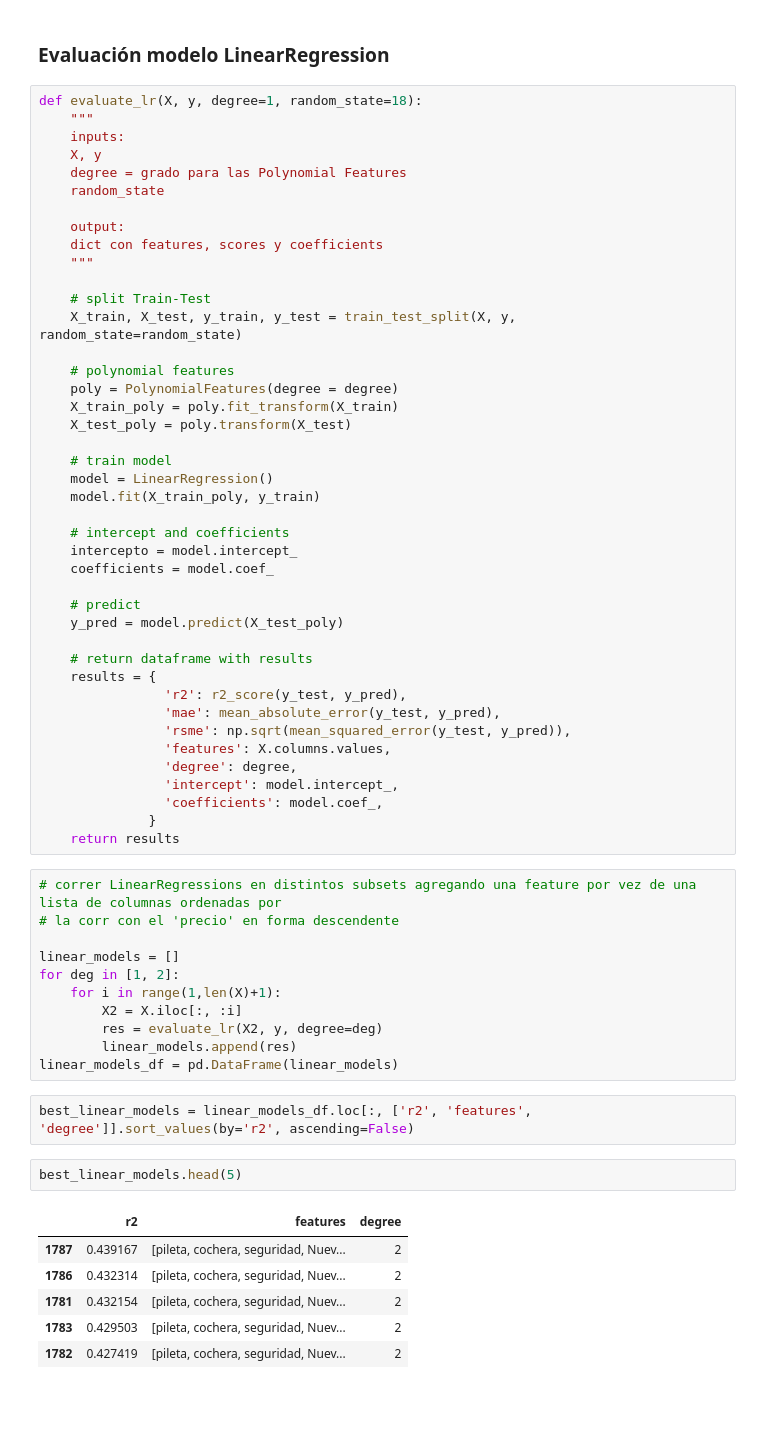
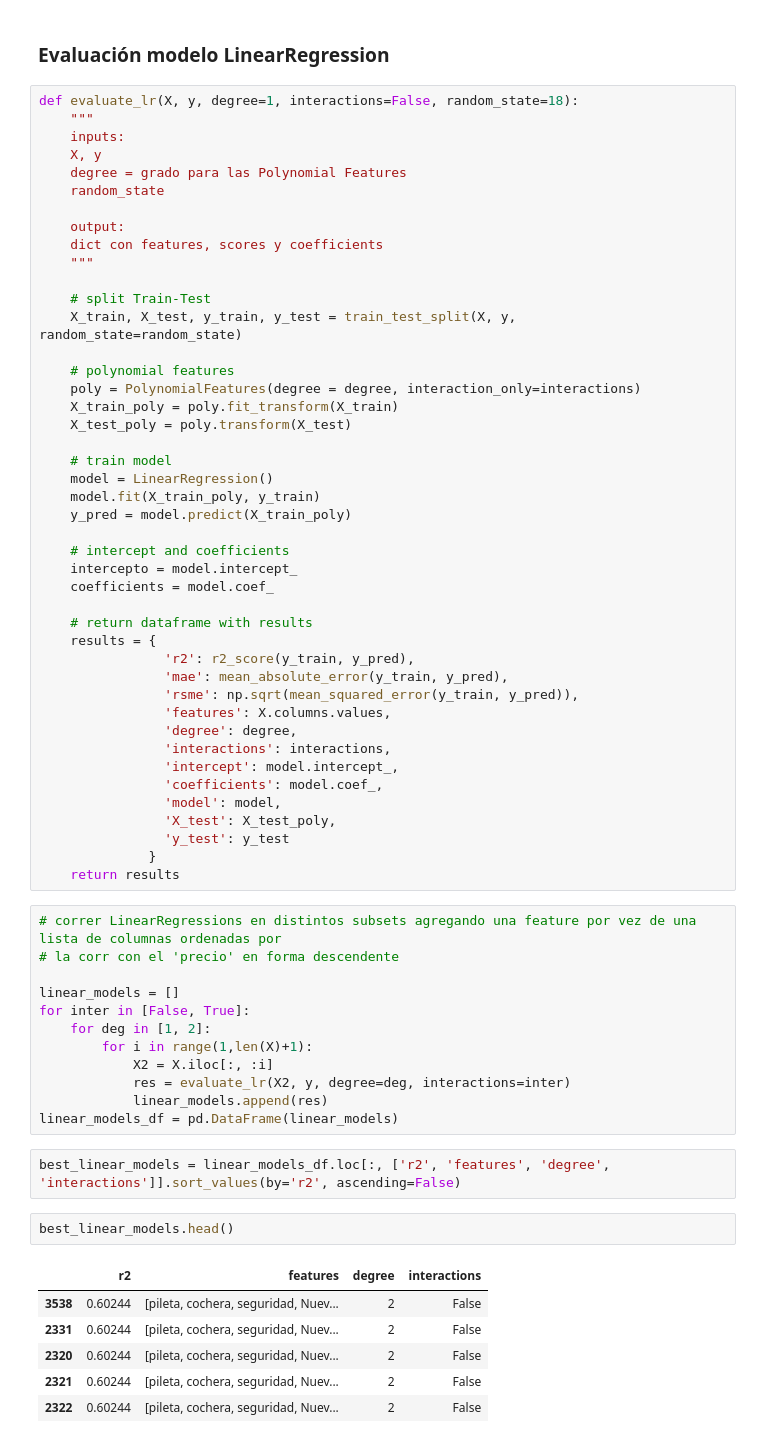
Before and after one commit to ajtowers/DH-Desafio2, a Jupyter notebook: LinearRegression.ipynb, the cells around one changed output. Cells and saved outputs as stored; diff of their text form; blank space fills up the shorter version.

```diff
--- a/LinearRegression.ipynb
+++ b/LinearRegression.ipynb
@@ -104,7 +104,7 @@ y = df['precio']
 # %% [markdown]
 ### Evaluación modelo LinearRegression
 # %%
-def evaluate_lr(X, y, degree=1, random_state=18):
+def evaluate_lr(X, y, degree=1, interactions=False, random_state=18):
     """
     inputs:
     X, y
@@ -119,30 +119,32 @@ def evaluate_lr(X, y, degree=1, random_state=18):
     X_train, X_test, y_train, y_test = train_test_split(X, y, random_state=random_state)
 
     # polynomial features
-    poly = PolynomialFeatures(degree = degree)
+    poly = PolynomialFeatures(degree = degree, interaction_only=interactions)
     X_train_poly = poly.fit_transform(X_train)
     X_test_poly = poly.transform(X_test)
 
     # train model
     model = LinearRegression()
     model.fit(X_train_poly, y_train)
+    y_pred = model.predict(X_train_poly)
 
     # intercept and coefficients
     intercepto = model.intercept_
     coefficients = model.coef_
 
-    # predict
-    y_pred = model.predict(X_test_poly)
-
     # return dataframe with results
     results = {
-                'r2': r2_score(y_test, y_pred),
-                'mae': mean_absolute_error(y_test, y_pred),
-                'rsme': np.sqrt(mean_squared_error(y_test, y_pred)),
+                'r2': r2_score(y_train, y_pred),
+                'mae': mean_absolute_error(y_train, y_pred),
+                'rsme': np.sqrt(mean_squared_error(y_train, y_pred)),
                 'features': X.columns.values,
                 'degree': degree,
+                'interactions': interactions,
                 'intercept': model.intercept_,
                 'coefficients': model.coef_,
+                'model': model,
+                'X_test': X_test_poly,
+                'y_test': y_test
               }
     return results
 # %%
@@ -150,20 +152,21 @@ def evaluate_lr(X, y, degree=1, random_state=18):
 # la corr con el 'precio' en forma descendente
 
 linear_models = []
-for deg in [1, 2]:
-    for i in range(1,len(X)+1):
-        X2 = X.iloc[:, :i]
-        res = evaluate_lr(X2, y, degree=deg)
-        linear_models.append(res)
+for inter in [False, True]:
+    for deg in [1, 2]:
+        for i in range(1,len(X)+1):
+            X2 = X.iloc[:, :i]
+            res = evaluate_lr(X2, y, degree=deg, interactions=inter)
+            linear_models.append(res)
 linear_models_df = pd.DataFrame(linear_models)
 # %%
-best_linear_models = linear_models_df.loc[:, ['r2', 'features', 'degree']].sort_values(by='r2', ascending=False)
+best_linear_models = linear_models_df.loc[:, ['r2', 'features', 'degree', 'interactions']].sort_values(by='r2', ascending=False)
 # %%
-best_linear_models.head(5)
+best_linear_models.head()
 # %% [output]
-|  | r2 | features | degree |
-| 1787 | 0.439167 | [pileta, cochera, seguridad, Nuev... | 2 |
-| 1786 | 0.432314 | [pileta, cochera, seguridad, Nuev... | 2 |
-| 1781 | 0.432154 | [pileta, cochera, seguridad, Nuev... | 2 |
-| 1783 | 0.429503 | [pileta, cochera, seguridad, Nuev... | 2 |
-| 1782 | 0.427419 | [pileta, cochera, seguridad, Nuev... | 2 |
+|  | r2 | features | degree | interactions |
+| 3538 | 0.60244 | [pileta, cochera, seguridad, Nuev... | 2 | False |
+| 2331 | 0.60244 | [pileta, cochera, seguridad, Nuev... | 2 | False |
+| 2320 | 0.60244 | [pileta, cochera, seguridad, Nuev... | 2 | False |
+| 2321 | 0.60244 | [pileta, cochera, seguridad, Nuev... | 2 | False |
+| 2322 | 0.60244 | [pileta, cochera, seguridad, Nuev... | 2 | False |
```
Also changed, not shown: parts of 2 cells of this notebook, 4 other files.
